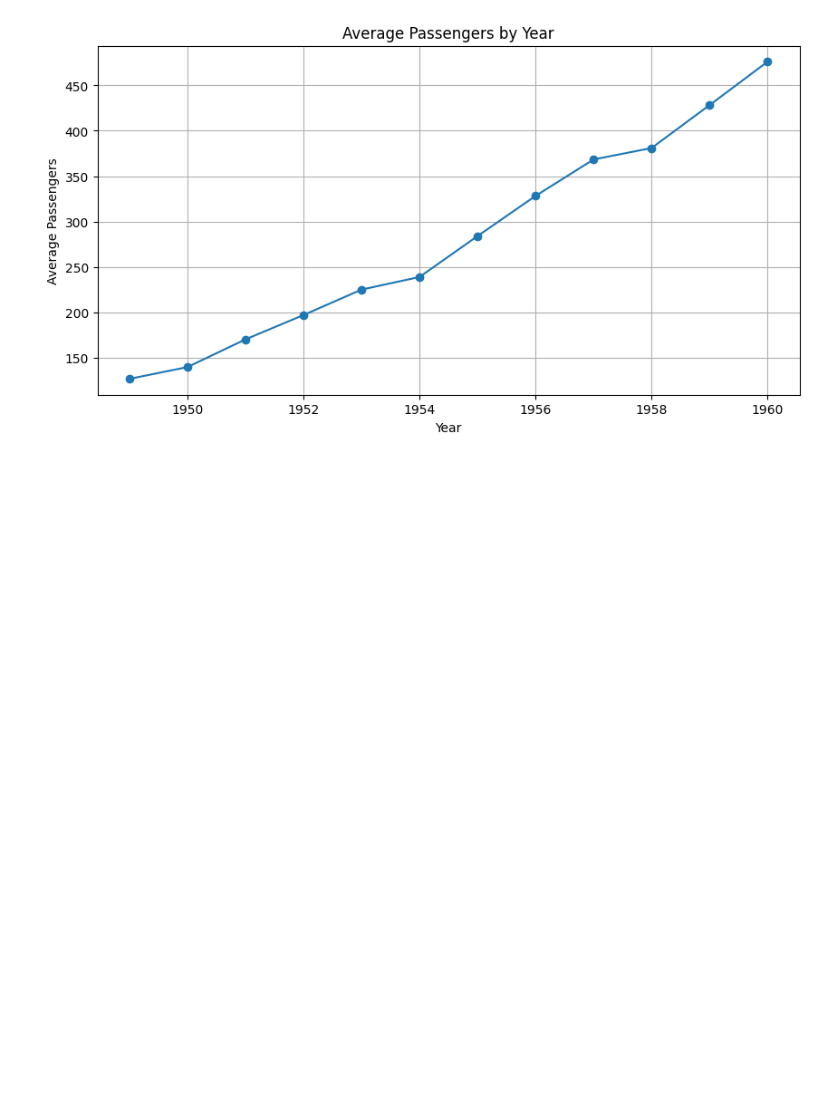
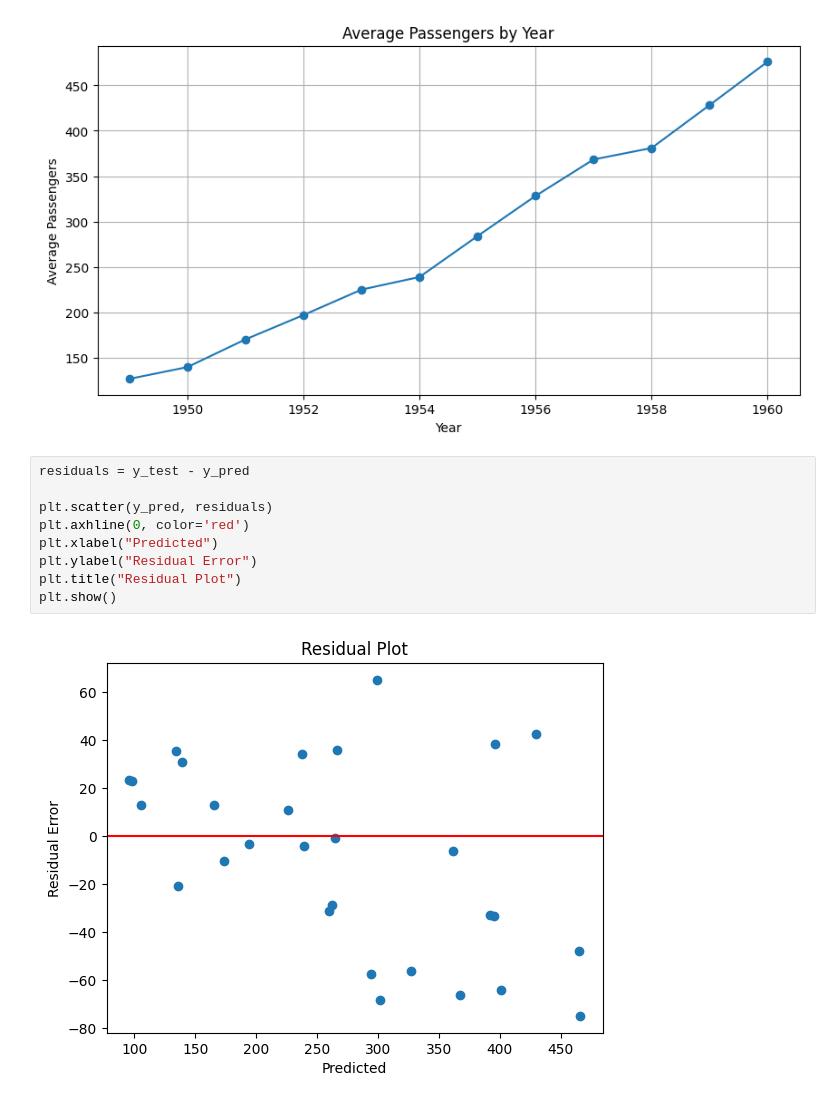
Before and after one commit to amritanshu1968-wq/data-implementation, a Jupyter notebook: Implement flight data.ipynb, the cells around one changed output. Saved outputs shown, nothing was run; the diff lists cells and outputs as text; blank space fills up the shorter version.

```diff
--- a/Implement flight data.ipynb
+++ b/Implement flight data.ipynb
@@ -212,3 +212,14 @@ plt.grid(True)
 plt.show()
 # %% [output]
 [figure]
+# %%
+residuals = y_test - y_pred
+
+plt.scatter(y_pred, residuals)
+plt.axhline(0, color='red')
+plt.xlabel("Predicted")
+plt.ylabel("Residual Error")
+plt.title("Residual Plot")
+plt.show()
+# %% [output]
+[figure, added]
```
